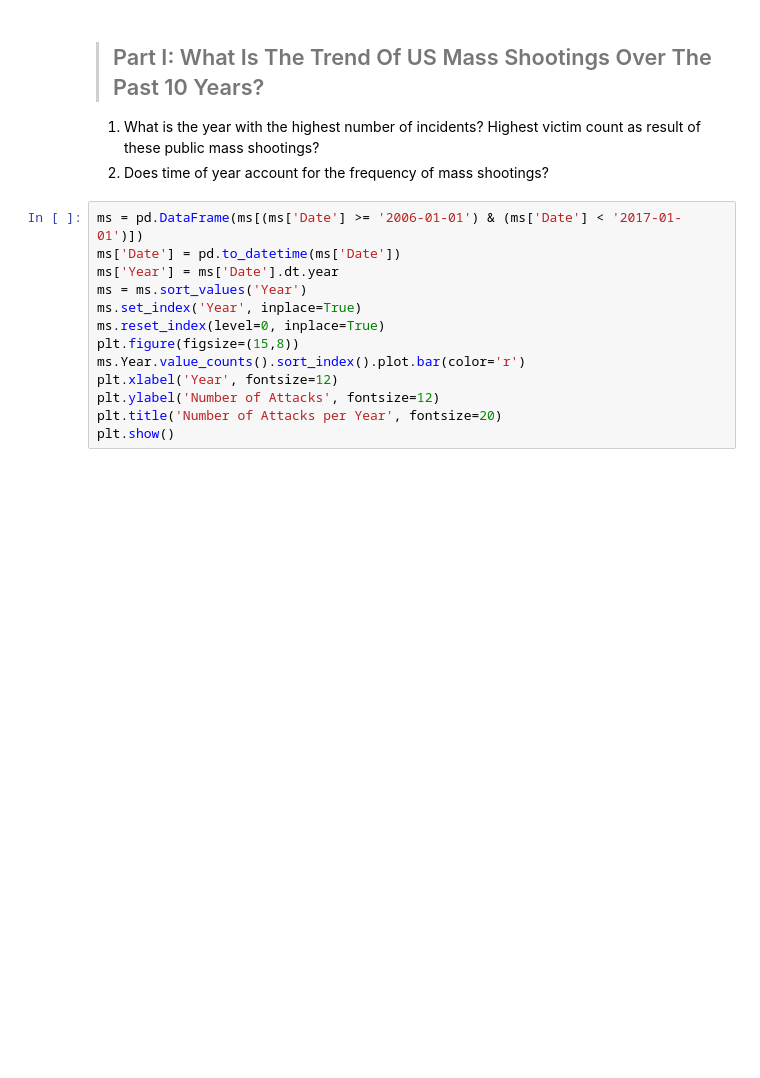
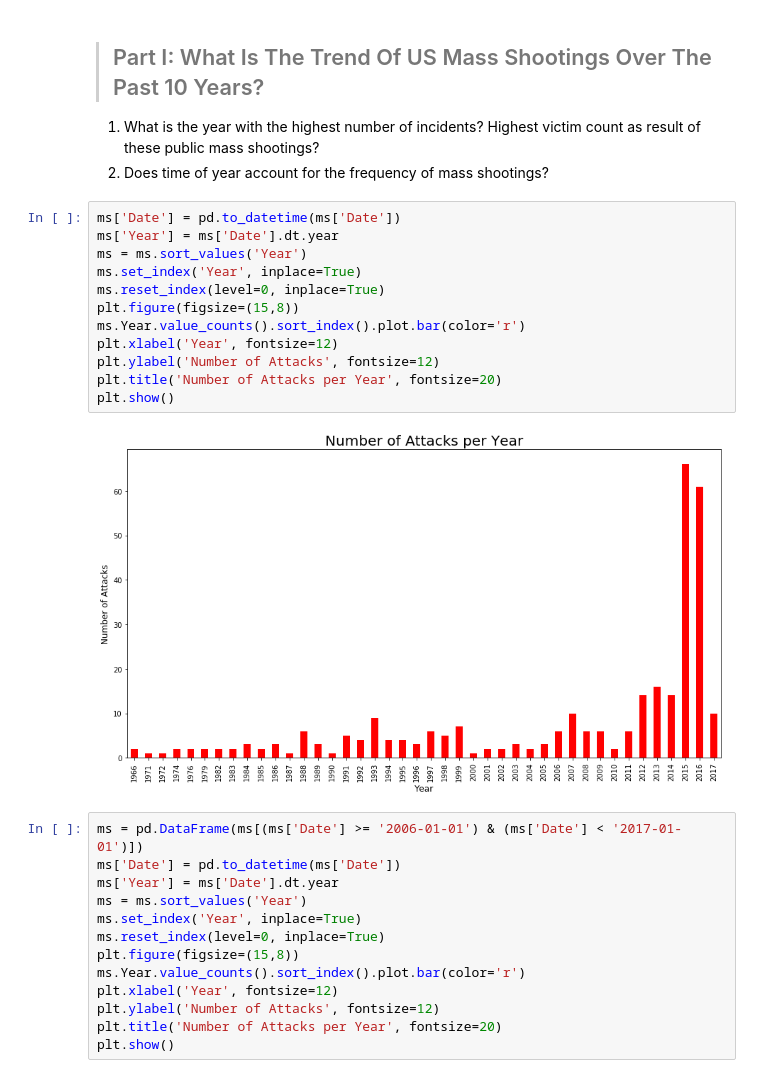
Before and after one commit to arielleweissman/Data-Viz, a Jupyter notebook: Mass_Shootings.ipynb, the cells around one changed output. Drawn from its saved outputs; the diff is of its cells as text; blank space fills up the shorter version.

```diff
--- a/Mass_Shootings.ipynb
+++ b/Mass_Shootings.ipynb
@@ -15,6 +15,20 @@ Over the past decade, a frequent number of highliy publicized and horrific gun-r
 > ## Part I: What Is The Trend Of US Mass Shootings Over The Past 10 Years?
  1. What is the year with the highest number of incidents? Highest victim count as result of these public mass shootings?
  2. Does time of year account for the frequency of mass shootings?
+# %%
+ms['Date'] = pd.to_datetime(ms['Date'])
+ms['Year'] = ms['Date'].dt.year
+ms = ms.sort_values('Year')
+ms.set_index('Year', inplace=True)
+ms.reset_index(level=0, inplace=True)
+plt.figure(figsize=(15,8))
+ms.Year.value_counts().sort_index().plot.bar(color='r')
+plt.xlabel('Year', fontsize=12)
+plt.ylabel('Number of Attacks', fontsize=12)
+plt.title('Number of Attacks per Year', fontsize=20)
+plt.show()
+# %% [output]
+[figure, added]
 # %%
 ms = pd.DataFrame(ms[(ms['Date'] >= '2006-01-01') & (ms['Date'] < '2017-01-01')])
 ms['Date'] = pd.to_datetime(ms['Date'])
```
Also changed, not shown: parts of 29 cells of this notebook.
